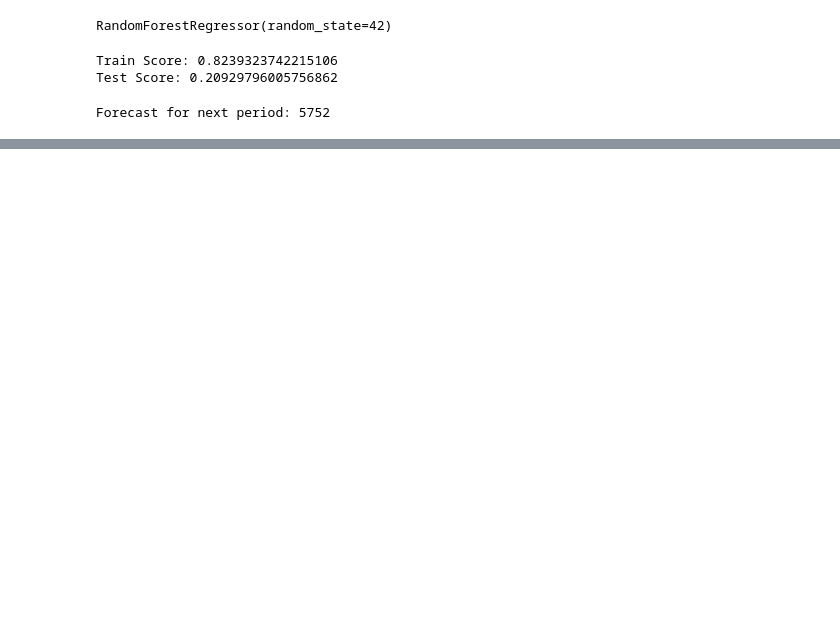
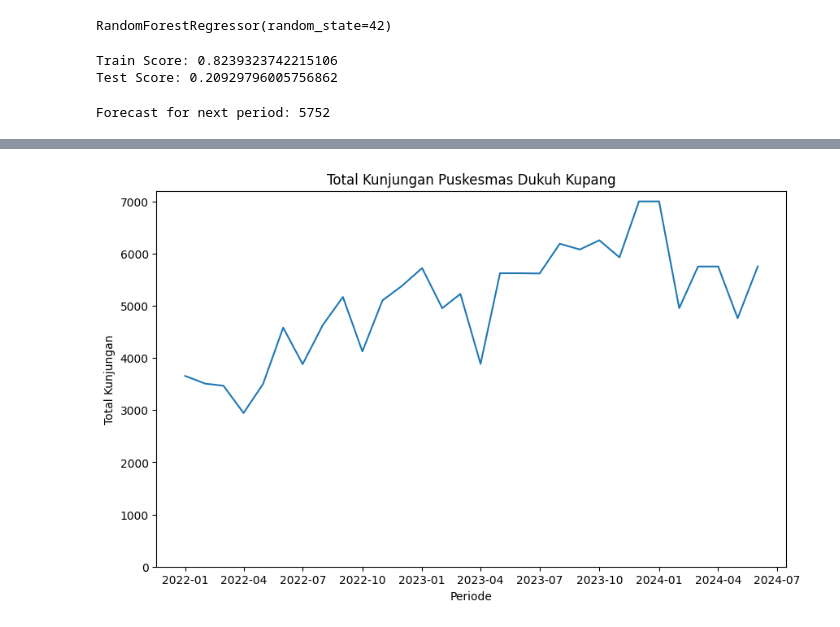
Before and after one commit to Excel951/potential-octo-carnival, a Jupyter notebook: random_forest.ipynb, the cells around one changed output, grey strips where cells are left out. Saved outputs shown, nothing was run; the diff lists cells and outputs as text; code cells hidden in the pictures; blank space fills up the shorter version.

```diff
--- a/random_forest.ipynb
+++ b/random_forest.ipynb
@@ -203,3 +212,8 @@ prediction = round(next_month_prediction[0][0])
 print("Forecast for next period:", prediction)
 # %% [output]
 Forecast for next period: 5752
+# %%
+next_periode = total_per_bulan['Periode'].max()+pd.DateOffset(months=1)
+# new_rw = {'Periode': next_periode, 'Total Kunjungan': prediction}
+total_per_bulan = pd.concat([total_per_bulan, pd.DataFrame([[next_periode, prediction]], columns=total_per_bulan.columns)], ignore_index=True)
+total_per_bulan
@@ -205,0 +238,10 @@ Forecast for next period: 5752
+# %%
+plt.figure(figsize=(10, 6))
+plt.plot(total_per_bulan['Periode'], total_per_bulan['Total Kunjungan'])
+plt.xlabel(xlabel='Periode')
+plt.ylabel(ylabel='Total Kunjungan')
+plt.title(f'Total Kunjungan {puskesmas_name}')
+plt.ylim(0)
+plt.show()
+# %% [output]
+[figure, added]
```
Also changed, not shown: parts of 2 cells of this notebook.
